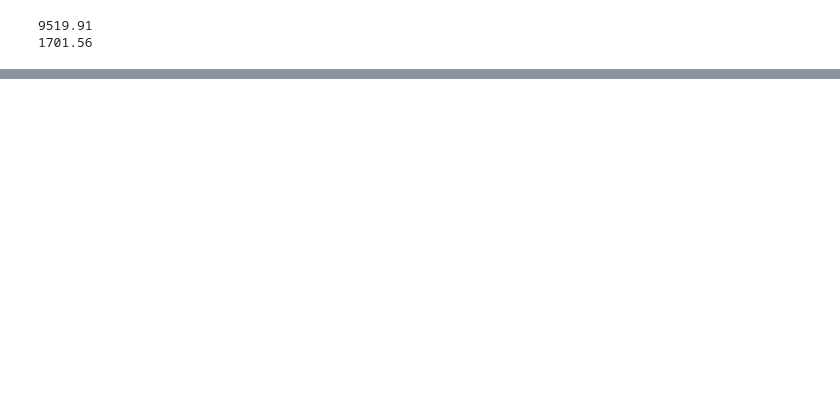
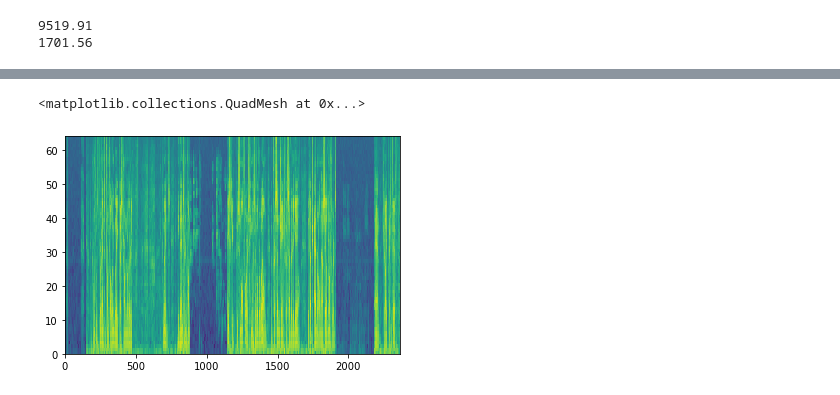
Before and after one commit to virgile-blg/VAD, a Jupyter notebook: notebooks/data_processing.ipynb, the cells around one changed output, grey strips where cells are left out. Saved outputs shown, nothing was run; the diff lists cells and outputs as text; code cells hidden in the pictures; blank space fills up the shorter version.

```diff
--- a/notebooks/data_processing.ipynb
+++ b/notebooks/data_processing.ipynb
@@ -148,0 +201,6 @@ speech_df.iloc[39645].audio_id
+# %%
+import torchaudio
+nfft = 400
+hop_lenght = 160 # 10ms @ 16kHz
+n_mels = 64
+melspec = torchaudio.transforms.MelSpectrogram(n_fft=nfft, hop_length=hop_lenght, n_mels=n_mels)
@@ -149 +214,8 @@ speech_df.iloc[39645].audio_id
+# %%
+waveform, sample_rate = torchaudio.load(t)
+mel = melspec(waveform)
+plt.pcolormesh(np.log(mel.numpy()[0]))
+# %% [output]
+<matplotlib.collections.QuadMesh at 0x...>
+[figure, added]
 # %%
```
Also changed, not shown: parts of 34 cells of this notebook, 8 other files.
